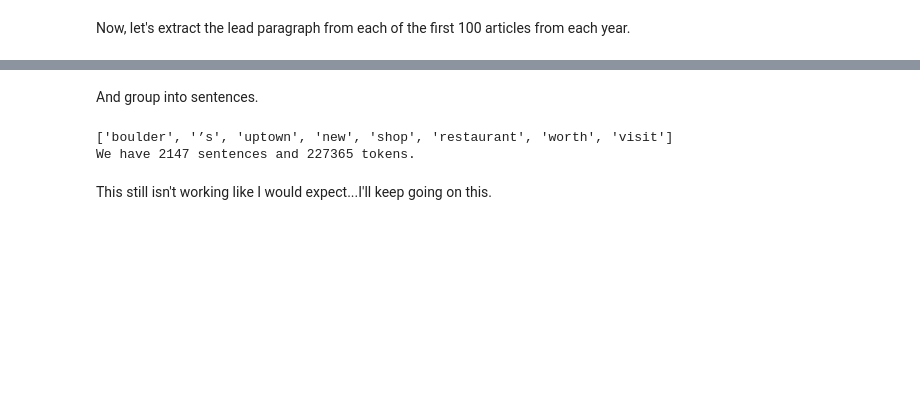
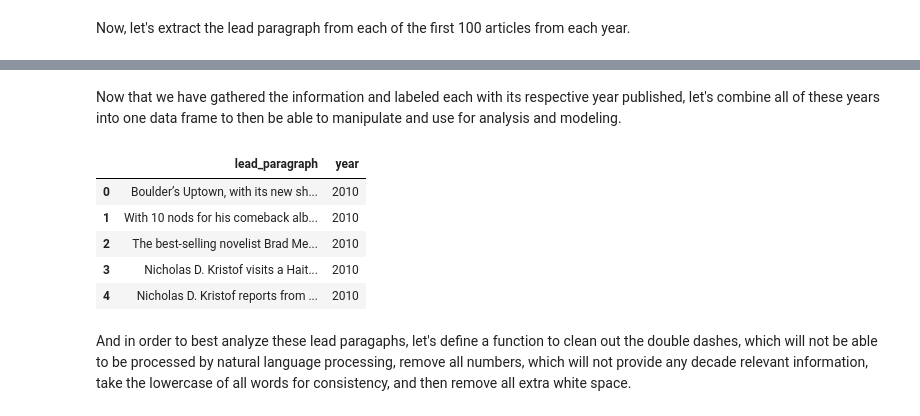
Before and after one commit to ephs08kmp/capstone_projects, a Jupyter notebook: 4.5.1 Unsupervised Learning Capstone.ipynb, the cells around one changed output, grey strips where cells are left out. Drawn from its saved outputs; the diff is of its cells as text; code cells hidden in the pictures; blank space fills up the shorter version.

```diff
--- a/4.5.1 Unsupervised Learning Capstone.ipynb
+++ b/4.5.1 Unsupervised Learning Capstone.ipynb
@@ -130,25 +64,54 @@ Now, let's parse the cleaned paragraphs with spacy.
-# %% [markdown]
-And group into sentences.
-# %%
-years = [nyt_2010_doc, nyt_2000_doc, nyt_1990_doc, nyt_1980_doc, nyt_1970_doc, nyt_1960_doc]
-sentences = []
-for year in years:
-    #print(year[:10])
-    for sentence in year.sents:
-        #print(sentence)
-        sentence = [
-            token.lemma_.lower()
-            for token in sentence
-            if not token.is_stop
-            and not token.is_punct
-        ]
-        #print(sentence)
-        sentences.append([sentence, year])
-
-print(sentences[0][0])
-print('We have {} sentences and {} tokens.'.format(len(sentences), len(nyt_all)))
-# %% [output]
-['boulder', '’s', 'uptown', 'new', 'shop', 'restaurant', 'worth', 'visit']
-We have 2147 sentences and 227365 tokens.
-# %% [markdown]
-This still isn't working like I would expect...I'll keep going on this.
+# %%
+nyt_2010 = []
+for article in docs_2010[0:100]:
+    art = [article['lead_paragraph']]
+    for i in range(len(art)):
+        nyt_2010.append([art[i], '2010'])
+
+nyt_2000 = []
+for article in docs_2000[0:100]:
+    art = [article['lead_paragraph']]
+    for i in range(len(art)):
+        nyt_2000.append([art[i], '2000'])
+
+nyt_1990 = []
+for article in docs_1990[0:100]:
+    art = [article['lead_paragraph']]
+    for i in range(len(art)):
+        nyt_1990.append([art[i], '1990'])
+
+nyt_1980 = []
+for article in docs_1980[0:100]:
+    art = [article['lead_paragraph']]
+    for i in range(len(art)):
+        nyt_1980.append([art[i], '1980'])
+
+nyt_1970 = []
+for article in docs_1970[0:100]:
+    art = [article['lead_paragraph']]
+    for i in range(len(art)):
+        nyt_1970.append([art[i], '1970'])
+
+nyt_1960 = []
+for article in docs_1960[0:100]:
+    art = [article['lead_paragraph']]
+    for i in range(len(art)):
+        nyt_1960.append([art[i], '1960'])
+# %% [markdown]
+Now that we have gathered the information and labeled each with its respective year published, let's combine all of these years into one data frame to then be able to manipulate and use for analysis and modeling.
+# %%
+years = [nyt_2010, nyt_2000, nyt_1990, nyt_1980, nyt_1970, nyt_1960]
+nyt_all = pd.DataFrame(columns=['lead_paragraph', 'year'])
+for year in years:
+    for i in range(len(nyt_2010)):
+        nyt_all = nyt_all.append({'lead_paragraph':year[i][0], 'year':year[i][1]}, ignore_index=True)
+nyt_all.head()
+# %% [output]
+|  | lead_paragraph | year |
+| 0 | Boulder’s Uptown, with its new sh... | 2010 |
+| 1 | With 10 nods for his comeback alb... | 2010 |
+| 2 | The best-selling novelist Brad Me... | 2010 |
+| 3 | Nicholas D. Kristof visits a Hait... | 2010 |
+| 4 | Nicholas D. Kristof reports from ... | 2010 |
+# %% [markdown]
+And in order to best analyze these lead paragaphs, let's define a function to clean out the double dashes, which will not be able to be processed by natural language processing, remove all numbers, which will not provide any decade relevant information, take the lowercase of all words for consistency, and then remove all extra white space.
```
Also changed, not shown: parts of 39 cells of this notebook.
